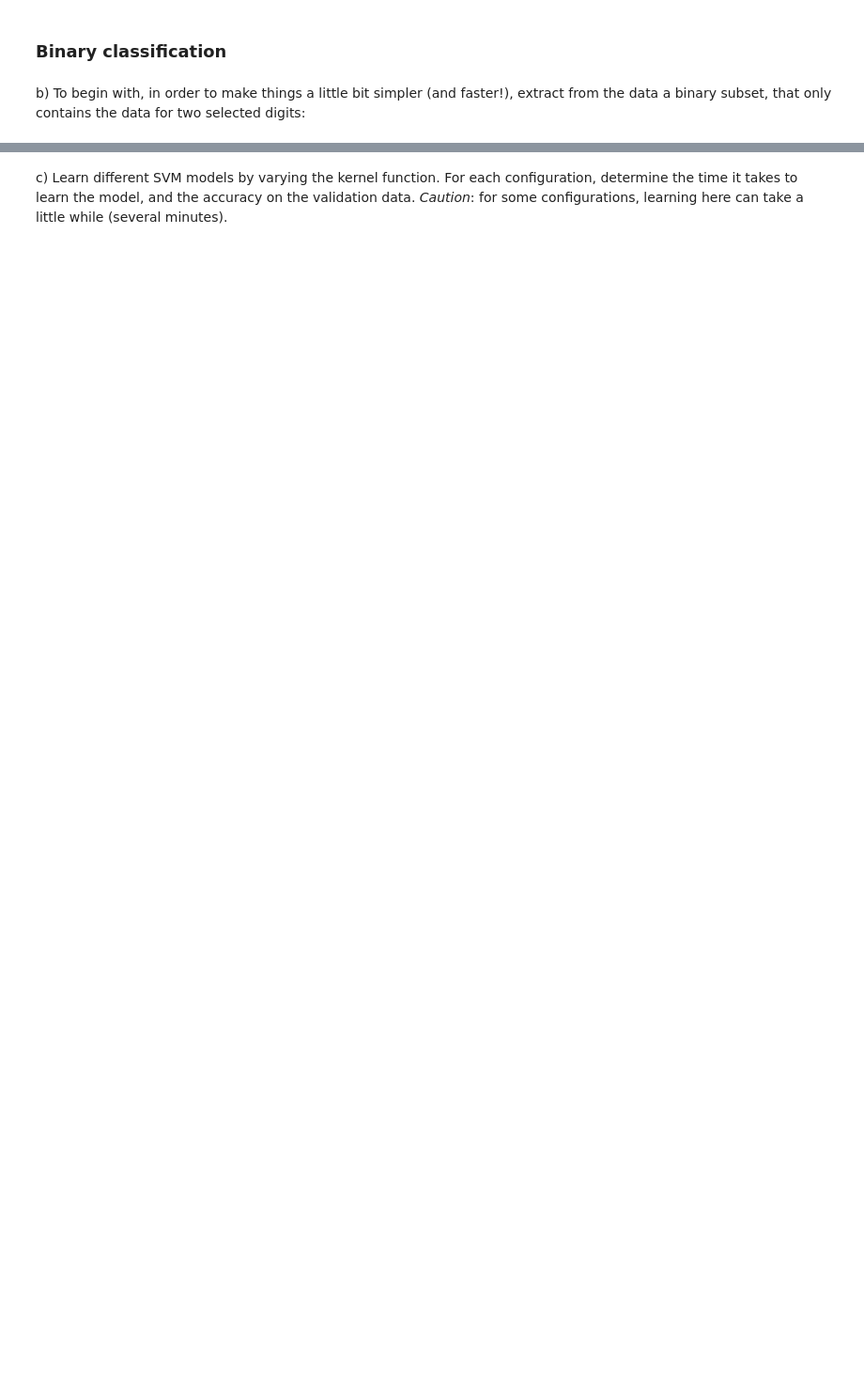
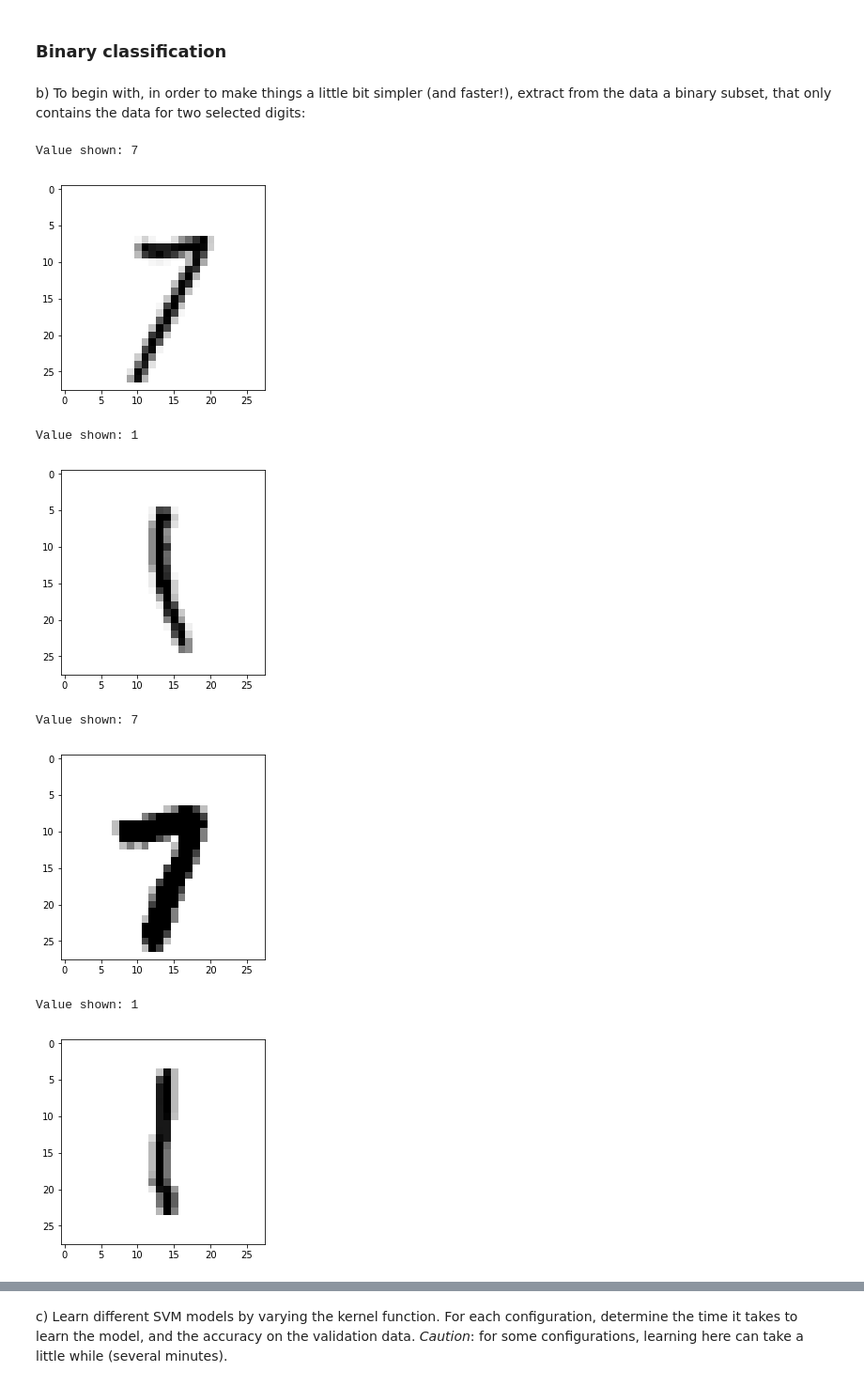
Before and after one commit to StephanThierry/ML-Group6, a Jupyter notebook: STH/STH-Assignment_3.ipynb, the cells around one changed output, grey strips where cells are left out. Shown at 94% size. Saved outputs shown, nothing was run; the diff lists cells and outputs as text; code cells hidden in the pictures; blank space fills up the shorter version.

```diff
--- a/STH/STH-Assignment_3.ipynb
+++ b/STH/STH-Assignment_3.ipynb
@@ -241,24 +256,33 @@ a) Split the training data into a training and a validation set.
 # %%
 from sklearn.model_selection import train_test_split
 
-X_train, X_validation, y_train, y_validation = train_test_split(X, Y, stratify=Y)
+X_train, X_test, y_train, y_test = train_test_split(X, Y, stratify=Y)
 # %% [markdown]
 ### Binary classification
 # %% [markdown]
 b) To begin with, in order to make things a little bit simpler (and faster!), extract from the data a binary subset, that only contains the data for two selected digits:
-# %%
-import numpy as np
-
-## Take two digits 5 and 2
-
-reducedIndexes = np.isin(y, [2,5])
-X_subset, y_subset = X[reducedIndexes], y[reducedIndexes]
-
-
-X_train, X_validation, y_train, y_validation = train_test_split(X_subset, y_subset, stratify=Y)
-
-print(y_train.size) # 41250 elements
-print(y_train_subset.size) # reduced to 7843 elements (if we dont use the "break")
-
-plt.imshow(X_train_subset[0].reshape(28,28),cmap=plt.cm.gray_r)
-plt.show()
+# %%
+import numpy as np
+
+## Take two digits 1 and 7 - since they are close to each other in overall shape
+reducedDigits = [1,7]
+
+reducedDigits_train = np.isin(y_train, reducedDigits)
+reducedDigits_test = np.isin(y_test, reducedDigits)
+
+X_train, y_train = X_train[reducedDigits_train], y_train[reducedDigits_train]
+X_test, y_test = X_test[reducedDigits_test], y_test[reducedDigits_test]
+
+for img, target in zip(X_train[:5], y_train[:5]):
+    print("Value shown: "+ str(target))
+    plt.imshow(img.reshape(28,28),cmap=plt.cm.gray_r)
+    plt.show()
+# %% [output]
+Value shown: 7
+[figure, added]
+Value shown: 1
+[figure, added]
+Value shown: 7
+[figure, added]
+Value shown: 1
+[figure, added]
```
Also changed, not shown: parts of 12 cells of this notebook.
